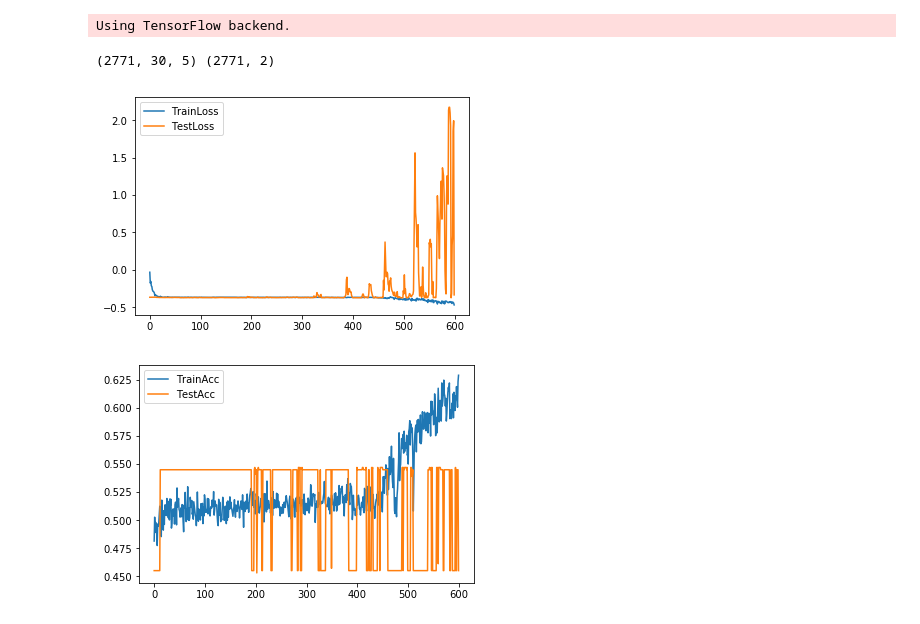
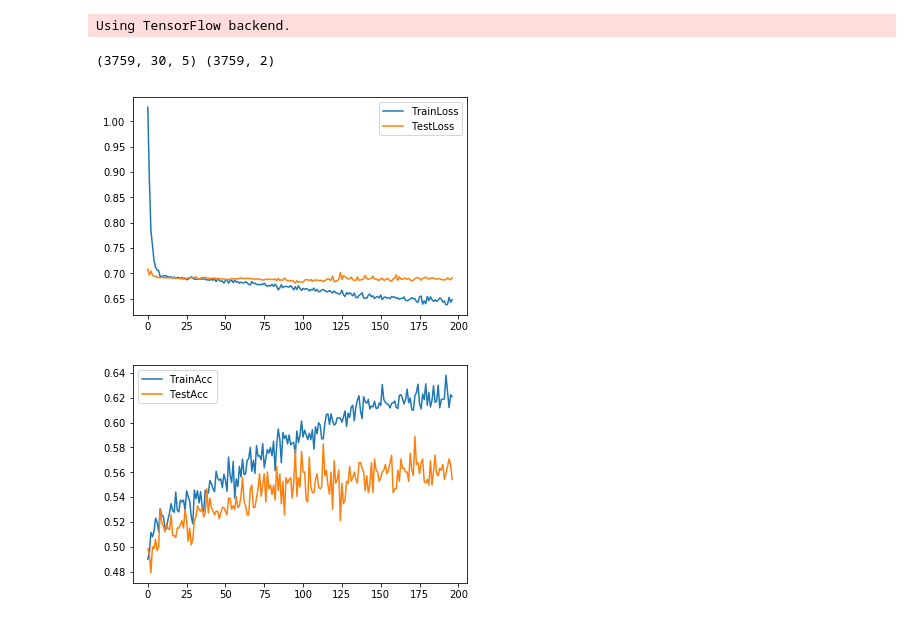
Before and after one commit to sshh12/StockMarketML, a Jupyter notebook: BasicPredictionClassification.ipynb, the cells around one changed output. Saved outputs shown, nothing was run; the diff lists cells and outputs as text; code cells hidden in the pictures.

```diff
--- a/BasicPredictionClassification.ipynb
+++ b/BasicPredictionClassification.ipynb
@@ -17,8 +17,8 @@ Using TensorFlow backend.
 # Setup (Globals/Hyperz)
 
 window_size = 30
-epochs      = 600
-batch_size  = 256
+epochs      = 1000
+batch_size  = 128
 emb_size    = 5
 # %%
 # Loading and Splitting Data
@@ -38,60 +38,59 @@ def get_model():
     model = Sequential()
 
     model.add(Conv1D(input_shape=(window_size, emb_size),
-                     filters=16,
+                     filters=32,
                      kernel_size=4,
                      padding='same'))
     model.add(BatchNormalization())
-    model.add(Activation('relu'))
+    model.add(LeakyReLU())
     model.add(Dropout(0.5))
 
-    model.add(Conv1D(filters=8,
+    model.add(Conv1D(filters=16,
                      kernel_size=4,
                      padding='same'))
     model.add(BatchNormalization())
-    model.add(Activation('relu'))
+    model.add(LeakyReLU())
     model.add(Dropout(0.5))
 
     model.add(Flatten())
 
-    model.add(Dense(32))
+    model.add(Dense(64))
     model.add(BatchNormalization())
-    model.add(Activation('relu'))
+    model.add(LeakyReLU())
     model.add(Dropout(0.5))
 
     model.add(Dense(2, activation='softmax'))
-    #model.add(Dense(1, activation='tanh'))
 
     model.compile(loss='categorical_crossentropy', optimizer='nadam', metrics=['accuracy'])
-    #model.compile(loss='mse', optimizer='nadam')
 
     return model
 # %%
 # Run (Load)
 
-(trainX, trainY), (testX, testY) = get_data('GOOG', output='up/down')
+(trainX, trainY), (testX, testY) = get_data('AAPL')
 
 print(trainX.shape, trainY.shape)
 # %% [output]
-(2771, 30, 5) (2771, 2)
+(3759, 30, 5) (3759, 2)
 # %%
 # Run (Train)
 
 model = get_model()
 
-# reduceLR = ReduceLROnPlateau(monitor='val_acc', factor=0.9, patience=30, min_lr=0.000001, verbose=1)
+reduce_LR = ReduceLROnPlateau(monitor='val_loss', factor=0.9, patience=35, min_lr=0.000001, verbose=0)
+e_stopping = EarlyStopping(patience=100)
 
-history = model.fit(trainX, trainY, epochs=epochs, batch_size=batch_size, validation_data=(testX, testY), verbose=0, callbacks=[])
+history = model.fit(trainX, trainY, epochs=epochs, batch_size=batch_size, validation_data=(testX, testY), verbose=0, callbacks=[reduce_LR, e_stopping])
 
-plt.plot(np.log(history.history['loss']))
-plt.plot(np.log(history.history['val_loss']))
+plt.plot(history.history['loss'])
+plt.plot(history.history['val_loss'])
 plt.legend(['TrainLoss', 'TestLoss'])
 plt.show()
 
 plt.plot(history.history['acc'])
 plt.plot(history.history['val_acc'])
 plt.legend(['TrainAcc', 'TestAcc'])
 plt.show()
 # %% [output]
-[figure, old version]
+[figure, new version]
-[figure, old version]
+[figure, new version]
```
Also changed, not shown: parts of 1 cell of this notebook, 5 other files.
